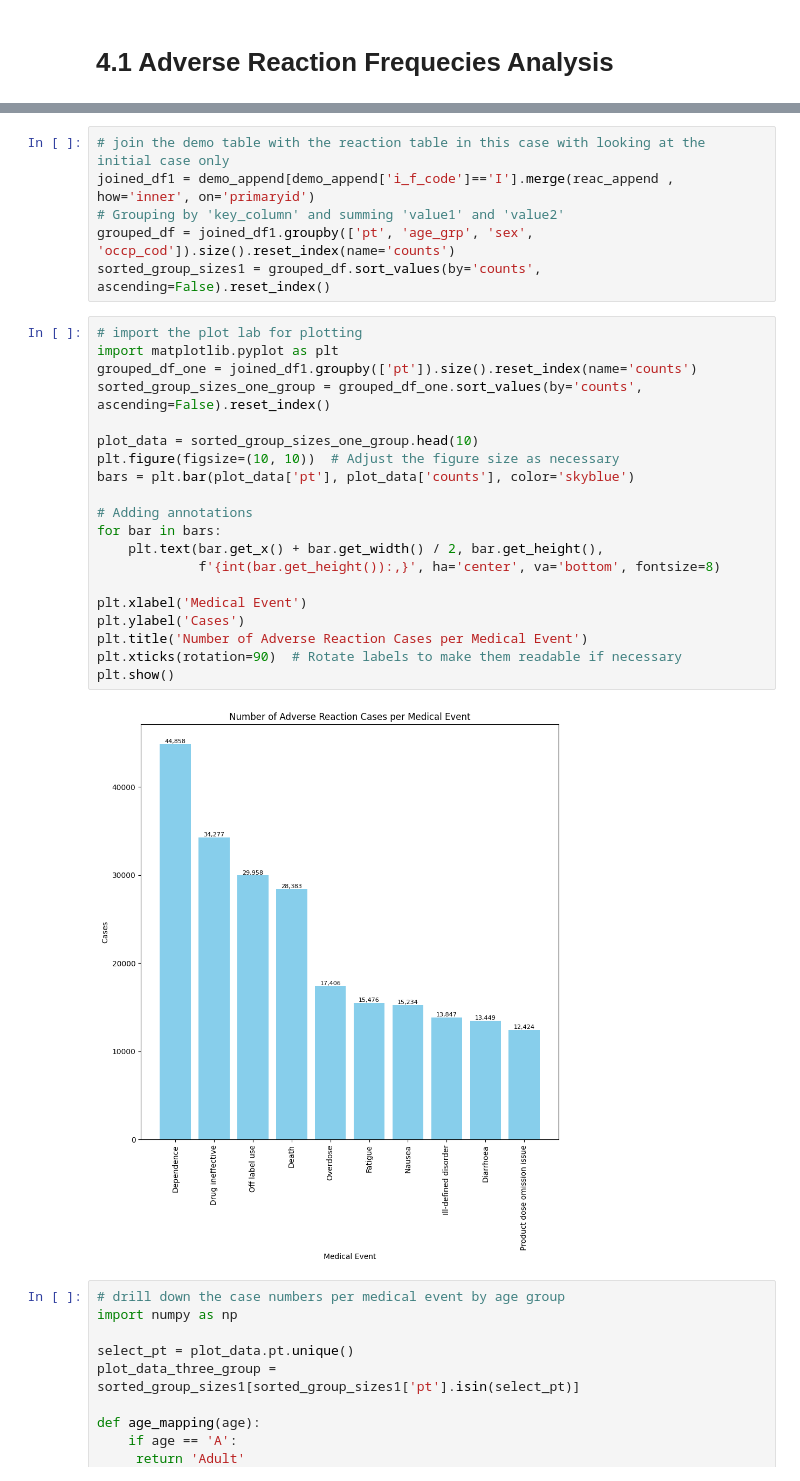
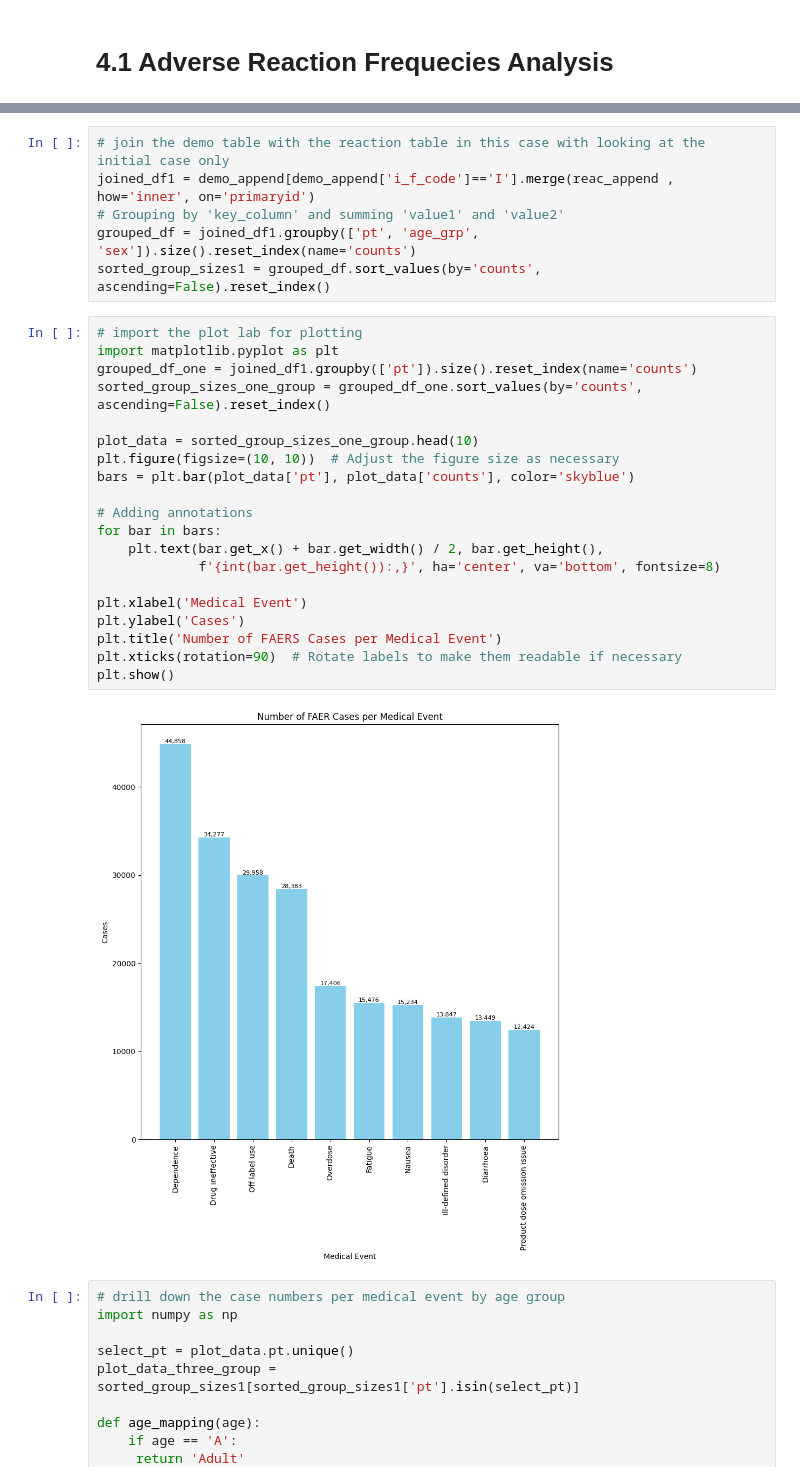
Before and after one commit to smalho01/FAERS-analytics, a Jupyter notebook: Team1-FAERS analytics.ipynb, the cells around one changed output, grey strips where cells are left out. Saved outputs shown, nothing was run; the diff lists cells and outputs as text.

```diff
--- a/Team1-FAERS analytics.ipynb
+++ b/Team1-FAERS analytics.ipynb
@@ -165,30 +167,30 @@ ther_append = ther23Q3.append(ther23Q4, ignore_index=True).drop_duplicates()
 # join the demo table with the reaction table in this case with looking at the initial case only
 joined_df1 = demo_append[demo_append['i_f_code']=='I'].merge(reac_append , how='inner', on='primaryid')
 # Grouping by 'key_column' and summing 'value1' and 'value2'
-grouped_df = joined_df1.groupby(['pt', 'age_grp', 'sex', 'occp_cod']).size().reset_index(name='counts')
+grouped_df = joined_df1.groupby(['pt', 'age_grp', 'sex']).size().reset_index(name='counts')
 sorted_group_sizes1 = grouped_df.sort_values(by='counts', ascending=False).reset_index()
 # %%
 # import the plot lab for plotting
 import matplotlib.pyplot as plt
 grouped_df_one = joined_df1.groupby(['pt']).size().reset_index(name='counts')
 sorted_group_sizes_one_group = grouped_df_one.sort_values(by='counts', ascending=False).reset_index()
 
 plot_data = sorted_group_sizes_one_group.head(10)
 plt.figure(figsize=(10, 10))  # Adjust the figure size as necessary
 bars = plt.bar(plot_data['pt'], plot_data['counts'], color='skyblue')
 
 # Adding annotations
 for bar in bars:
     plt.text(bar.get_x() + bar.get_width() / 2, bar.get_height(),
              f'{int(bar.get_height()):,}', ha='center', va='bottom', fontsize=8)
 
 plt.xlabel('Medical Event')
 plt.ylabel('Cases')
-plt.title('Number of Adverse Reaction Cases per Medical Event')
+plt.title('Number of FAERS Cases per Medical Event')
 plt.xticks(rotation=90)  # Rotate labels to make them readable if necessary
 plt.show()
 # %% [output]
-[figure, old version]
+[figure, new version]
 # %%
 # drill down the case numbers per medical event by age group
 import numpy as np
```
Also changed, not shown: parts of 3 cells of this notebook.
